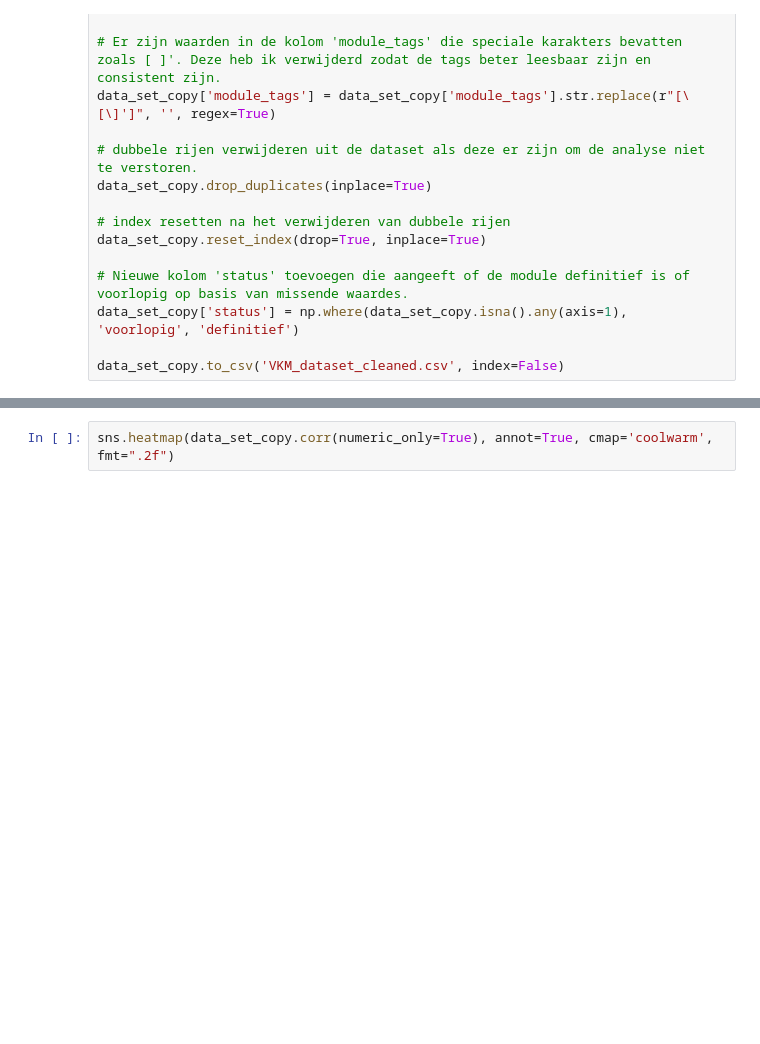
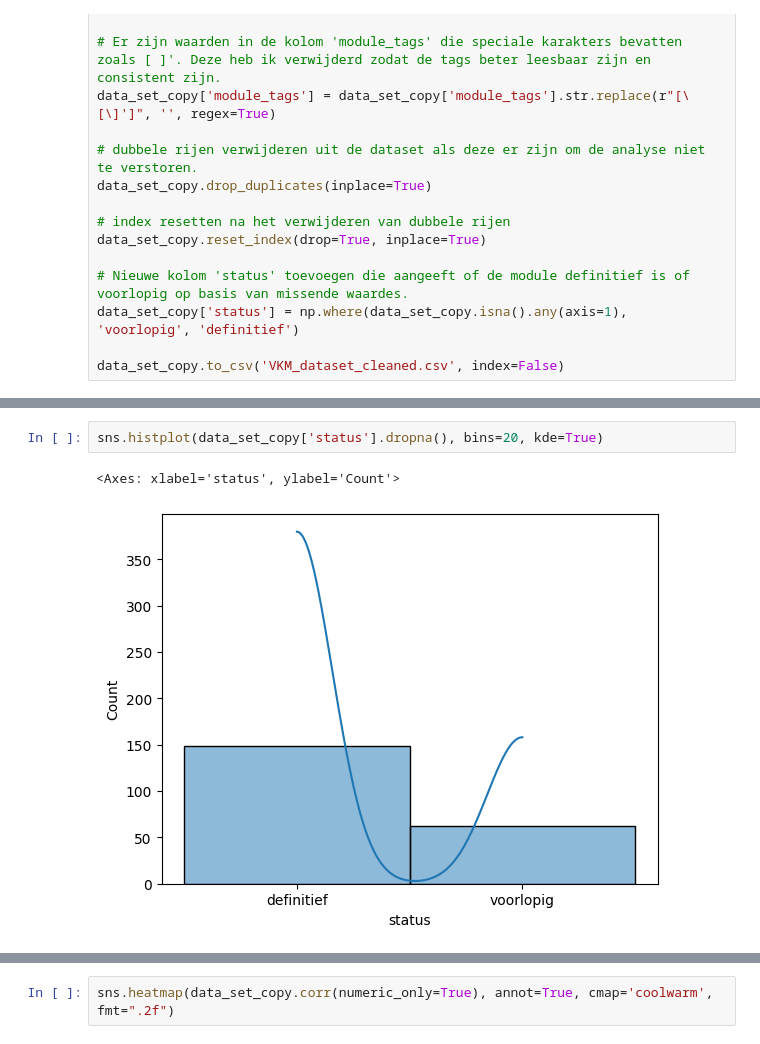
Before and after one commit to EnesT51/LU2-AI-Prototype, a Jupyter notebook: AI-PoC/AI_PoC.ipynb, the cells around one changed output, grey strips where cells are left out. Cells and saved outputs as stored; diff of their text form; blank space fills up the shorter version.

```diff
--- a/AI-PoC/AI_PoC.ipynb
+++ b/AI-PoC/AI_PoC.ipynb
@@ -117,0 +133,5 @@ data_set_copy.to_csv('VKM_dataset_cleaned.csv', index=False)
+# %%
+sns.histplot(data_set_copy['status'].dropna(), bins=20, kde=True)
+# %% [output]
+<Axes: xlabel='status', ylabel='Count'>
+[figure, added]
```
Also changed, not shown: parts of 14 cells of this notebook.
